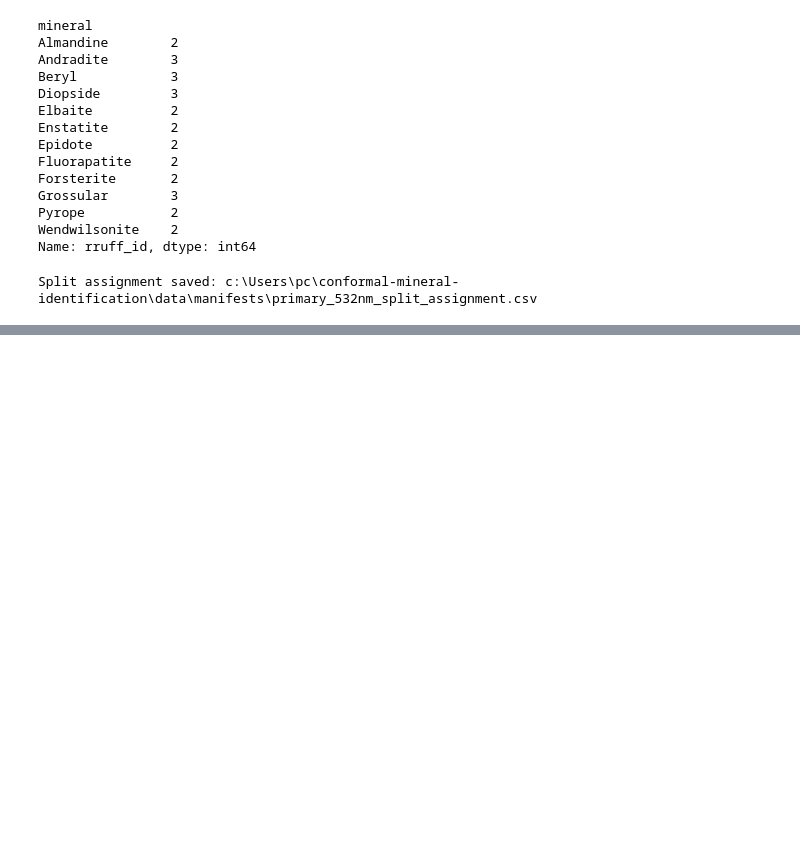
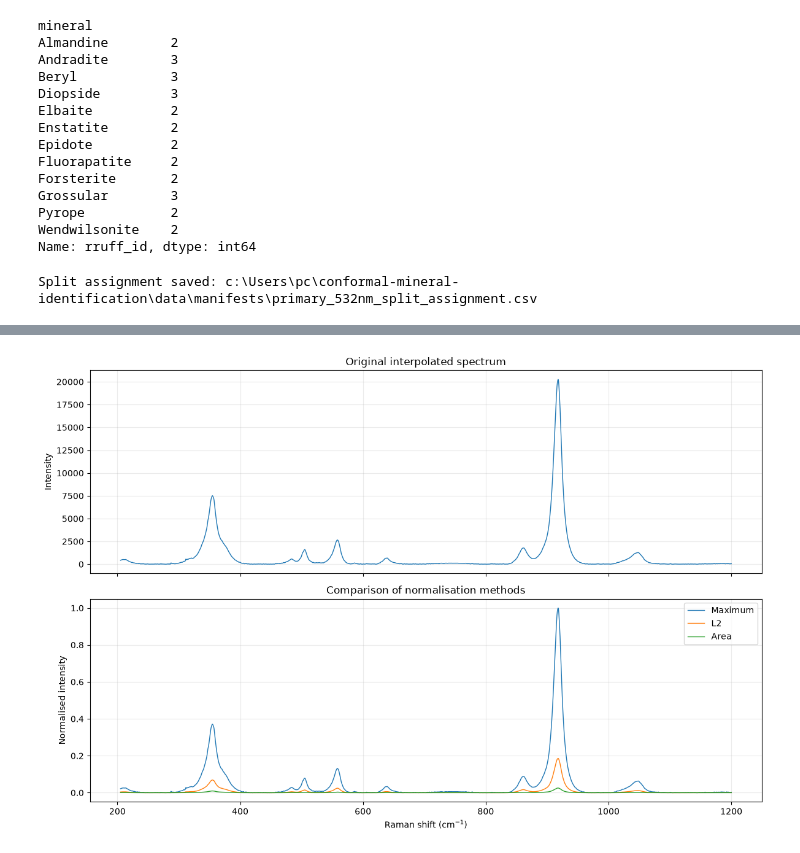
Before and after one commit to Aimar99/conformal-mineral-identification, a Jupyter notebook: notebooks/00_data_audit.ipynb, the cells around one changed output, grey strips where cells are left out. Cells and saved outputs as stored; diff of their text form; code cells hidden in the pictures; blank space fills up the shorter version.

```diff
--- a/notebooks/00_data_audit.ipynb
+++ b/notebooks/00_data_audit.ipynb
@@ -2121,0 +2138,15 @@ Split assignment saved: c:\Users\pc\conformal-mineral-identification\data\manife
+# %%
+RAMAN_START = 205.0
+RAMAN_STOP = 1200.0
+RAMAN_STEP = 0.5
+
+grid = make_raman_grid(
+    start=RAMAN_START,
+    stop=RAMAN_STOP,
+    step=RAMAN_STEP
+)
+
+print("Number of grid points:", len(grid))
+print("First position:", grid[0])
+print("Last position:", grid[-1])
+print("Grid spacing:", np.diff(grid).mean())
@@ -2121,0 +2349,56 @@ Split assignment saved: c:\Users\pc\conformal-mineral-identification\data\manife
+# %%
+sample_index = 0
+
+fig, axes = plt.subplots(
+    2,
+    1,
+    figsize=(12, 8),
+    sharex=True
+)
+
+# Original interpolated spectrum
+axes[0].plot(
+    grid,
+    X_raw[sample_index],
+    linewidth=1
+)
+
+axes[0].set_title("Original interpolated spectrum")
+axes[0].set_ylabel("Intensity")
+
+# Normalised spectra
+axes[1].plot(
+    grid,
+    X_max[sample_index],
+    label="Maximum",
+    linewidth=1
+)
+
+axes[1].plot(
+    grid,
+    X_l2[sample_index],
+    label="L2",
+    linewidth=1
+)
+
+if X_area is not None:
+
+    axes[1].plot(
+        grid,
+        X_area[sample_index],
+        label="Area",
+        linewidth=1
+    )
+
+axes[1].set_title("Comparison of normalisation methods")
+axes[1].set_xlabel("Raman shift (cm$^{-1}$)")
+axes[1].set_ylabel("Normalised intensity")
+axes[1].legend()
+
+for ax in axes:
+    ax.grid(alpha=0.25)
+
+plt.tight_layout()
+plt.show()
+# %% [output]
+[figure, added]
```
Also changed, not shown: parts of 21 cells of this notebook, 5 other files.
